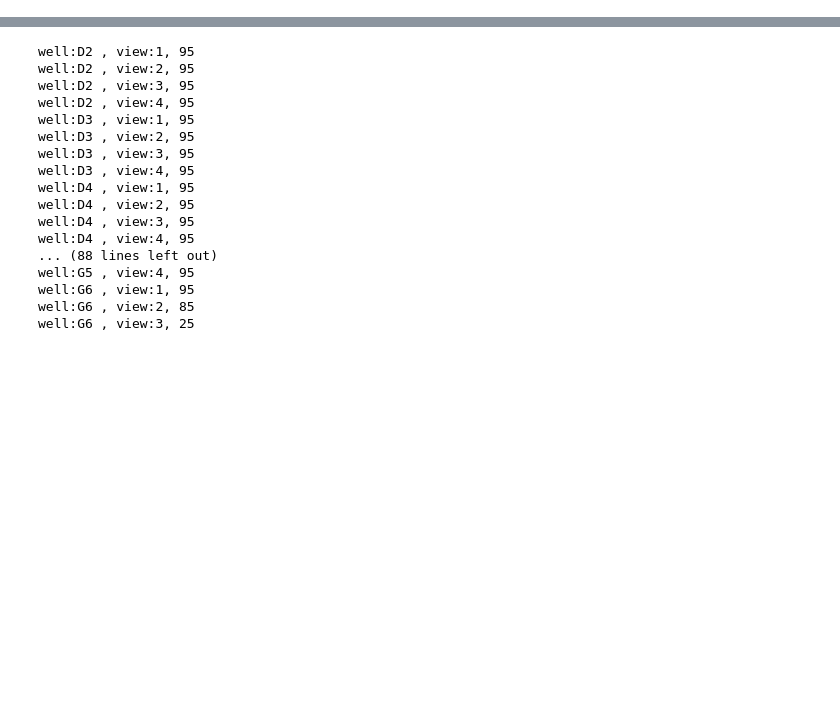
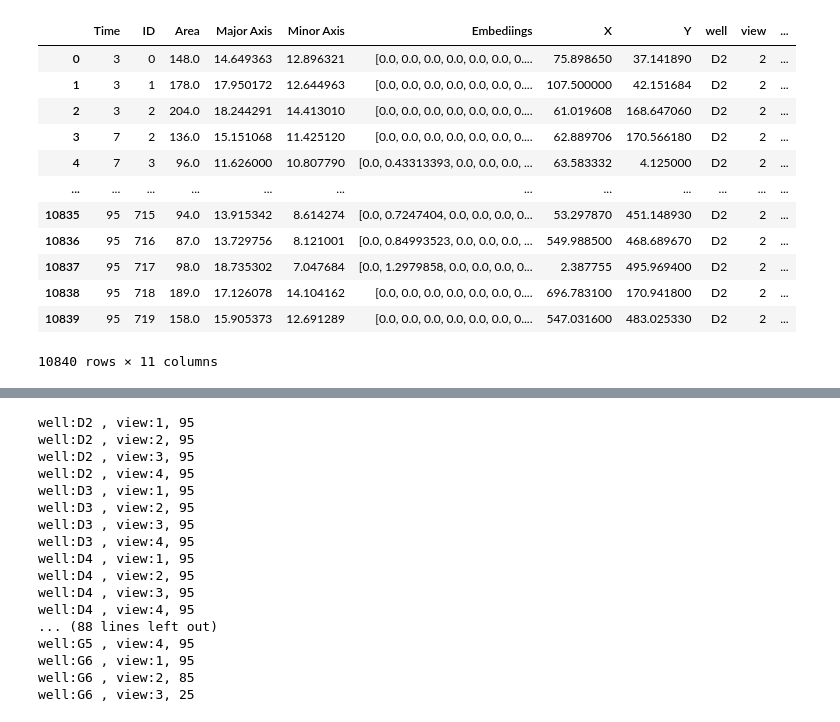
Before and after one commit to AsafAvr/Deep-Learning-Workshop, a Jupyter notebook: Notebooks/Reorganize_Results.ipynb, the cells around one changed output, grey strips where cells are left out. Cells and saved outputs as stored; diff of their text form; code cells hidden in the pictures; blank space fills up the shorter version.

```diff
--- a/Notebooks/Reorganize_Results.ipynb
+++ b/Notebooks/Reorganize_Results.ipynb
@@ -21,0 +118,16 @@ import re
+# %%
+df
+# %% [output]
+|  | Time | ID | Area | Major Axis | Minor Axis | Embediings | X | Y | well | view | ... |
+| 0 | 3 | 0 | 148.0 | 14.649363 | 12.896321 | [0.0, 0.0, 0.0, 0.0, 0.0, 0.0, 0.... | 75.898650 | 37.141890 | D2 | 2 | ... |
+| 1 | 3 | 1 | 178.0 | 17.950172 | 12.644963 | [0.0, 0.0, 0.0, 0.0, 0.0, 0.0, 0.... | 107.500000 | 42.151684 | D2 | 2 | ... |
+| 2 | 3 | 2 | 204.0 | 18.244291 | 14.413010 | [0.0, 0.0, 0.0, 0.0, 0.0, 0.0, 0.... | 61.019608 | 168.647060 | D2 | 2 | ... |
+| 3 | 7 | 2 | 136.0 | 15.151068 | 11.425120 | [0.0, 0.0, 0.0, 0.0, 0.0, 0.0, 0.... | 62.889706 | 170.566180 | D2 | 2 | ... |
+| 4 | 7 | 3 | 96.0 | 11.626000 | 10.807790 | [0.0, 0.43313393, 0.0, 0.0, 0.0, ... | 63.583332 | 4.125000 | D2 | 2 | ... |
+| ... | ... | ... | ... | ... | ... | ... | ... | ... | ... | ... | ... |
+| 10835 | 95 | 715 | 94.0 | 13.915342 | 8.614274 | [0.0, 0.7247404, 0.0, 0.0, 0.0, 0... | 53.297870 | 451.148930 | D2 | 2 | ... |
+| 10836 | 95 | 716 | 87.0 | 13.729756 | 8.121001 | [0.0, 0.84993523, 0.0, 0.0, 0.0, ... | 549.988500 | 468.689670 | D2 | 2 | ... |
+| 10837 | 95 | 717 | 98.0 | 18.735302 | 7.047684 | [0.0, 1.2979858, 0.0, 0.0, 0.0, 0... | 2.387755 | 495.969400 | D2 | 2 | ... |
+| 10838 | 95 | 718 | 189.0 | 17.126078 | 14.104162 | [0.0, 0.0, 0.0, 0.0, 0.0, 0.0, 0.... | 696.783100 | 170.941800 | D2 | 2 | ... |
+| 10839 | 95 | 719 | 158.0 | 15.905373 | 12.691289 | [0.0, 0.0, 0.0, 0.0, 0.0, 0.0, 0.... | 547.031600 | 483.025330 | D2 | 2 | ... |
+10840 rows × 11 columns
```
Also changed, not shown: parts of 17 cells of this notebook, 4 other files.
